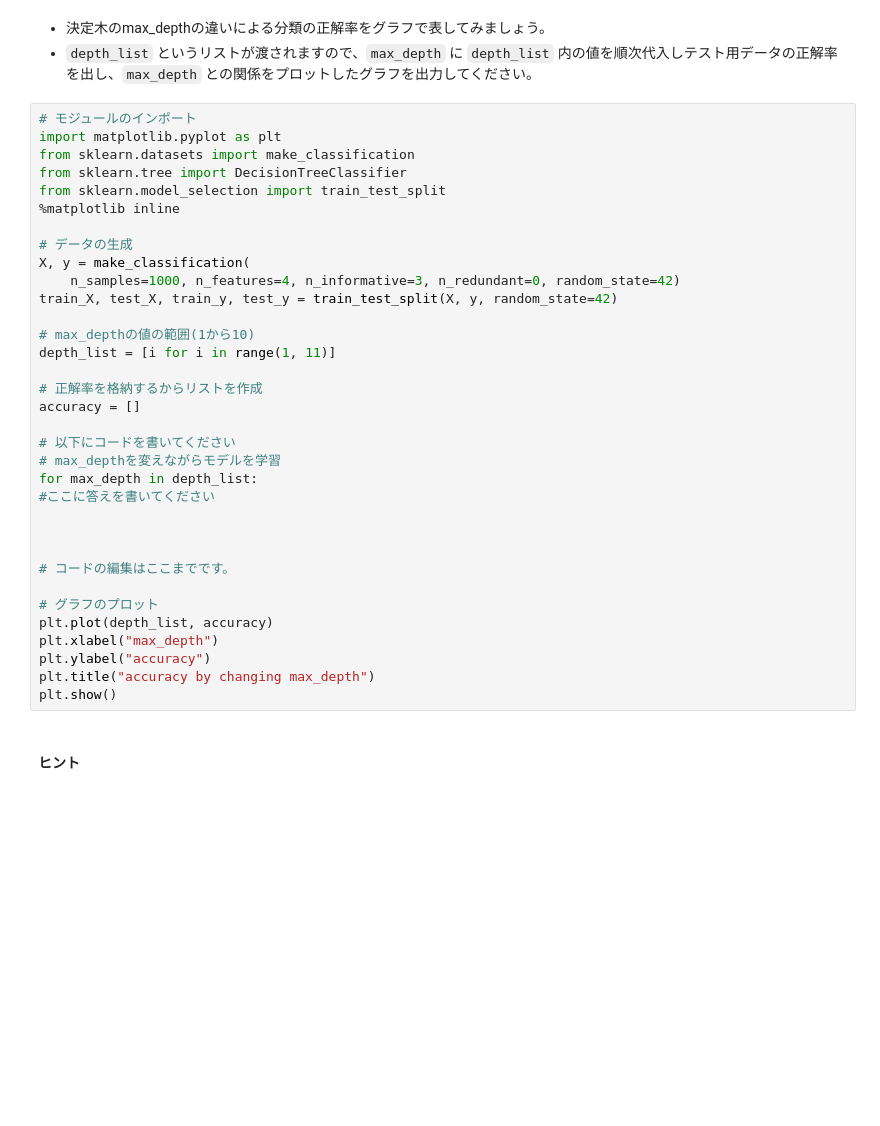
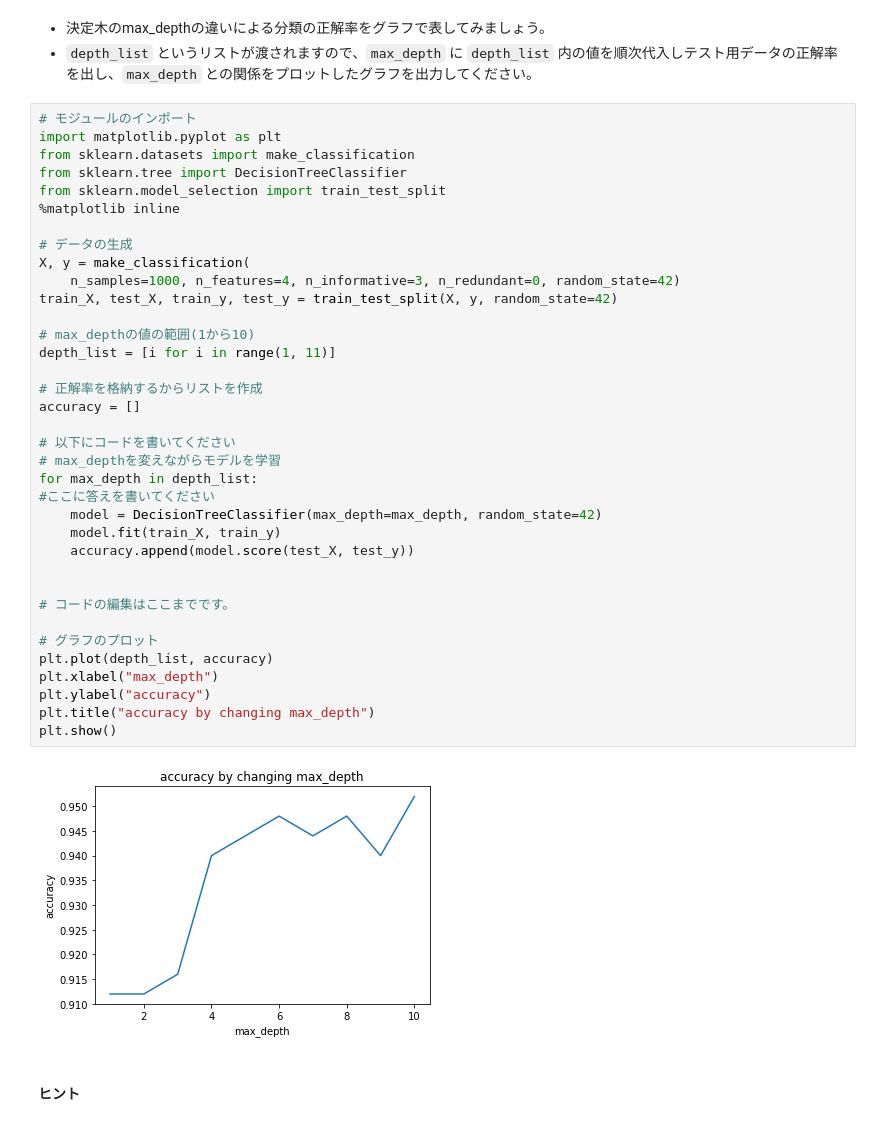
Before and after one commit to Eigo-Mt-Fuji/aiml-training, a Jupyter notebook: 5020_classfication/chapter3.ipynb, the cells around one changed output. Saved outputs shown, nothing was run; the diff lists cells and outputs as text; blank space fills up the shorter version.

```diff
--- a/5020_classfication/chapter3.ipynb
+++ b/5020_classfication/chapter3.ipynb
@@ -45,34 +45,38 @@ import matplotlib.pyplot as plt
 from sklearn.datasets import make_classification
 from sklearn.tree import DecisionTreeClassifier
 from sklearn.model_selection import train_test_split
 %matplotlib inline
 
 # データの生成
 X, y = make_classification(
     n_samples=1000, n_features=4, n_informative=3, n_redundant=0, random_state=42)
 train_X, test_X, train_y, test_y = train_test_split(X, y, random_state=42)
 
 # max_depthの値の範囲(1から10)
 depth_list = [i for i in range(1, 11)]
 
 # 正解率を格納するからリストを作成
 accuracy = []
 
 # 以下にコードを書いてください
 # max_depthを変えながらモデルを学習
 for max_depth in depth_list:
 #ここに答えを書いてください
-
+    model = DecisionTreeClassifier(max_depth=max_depth, random_state=42)
+    model.fit(train_X, train_y)
+    accuracy.append(model.score(test_X, test_y))
 
 
 # コードの編集はここまでです。
 
 # グラフのプロット
 plt.plot(depth_list, accuracy)
 plt.xlabel("max_depth")
 plt.ylabel("accuracy")
 plt.title("accuracy by changing max_depth")
 plt.show()
+# %% [output]
+[figure, added]
 # %% [markdown]
 #### ヒント
 # %% [markdown]
```
Also changed, not shown: 2 other files.
